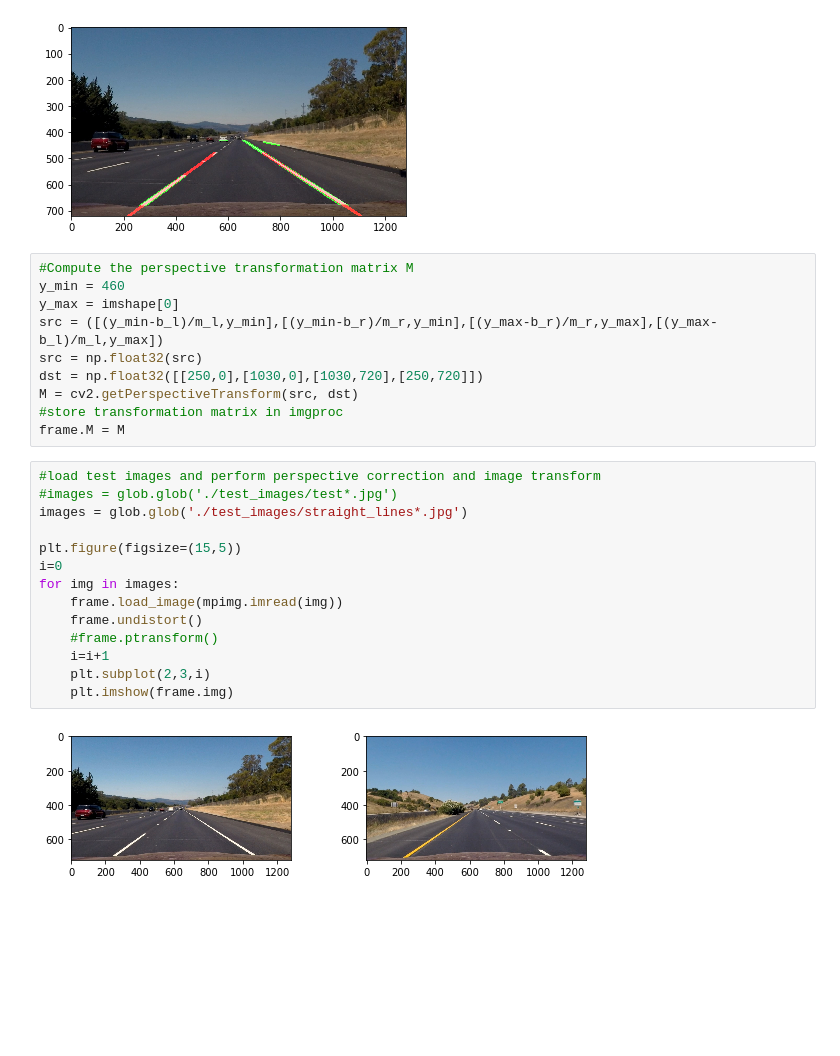
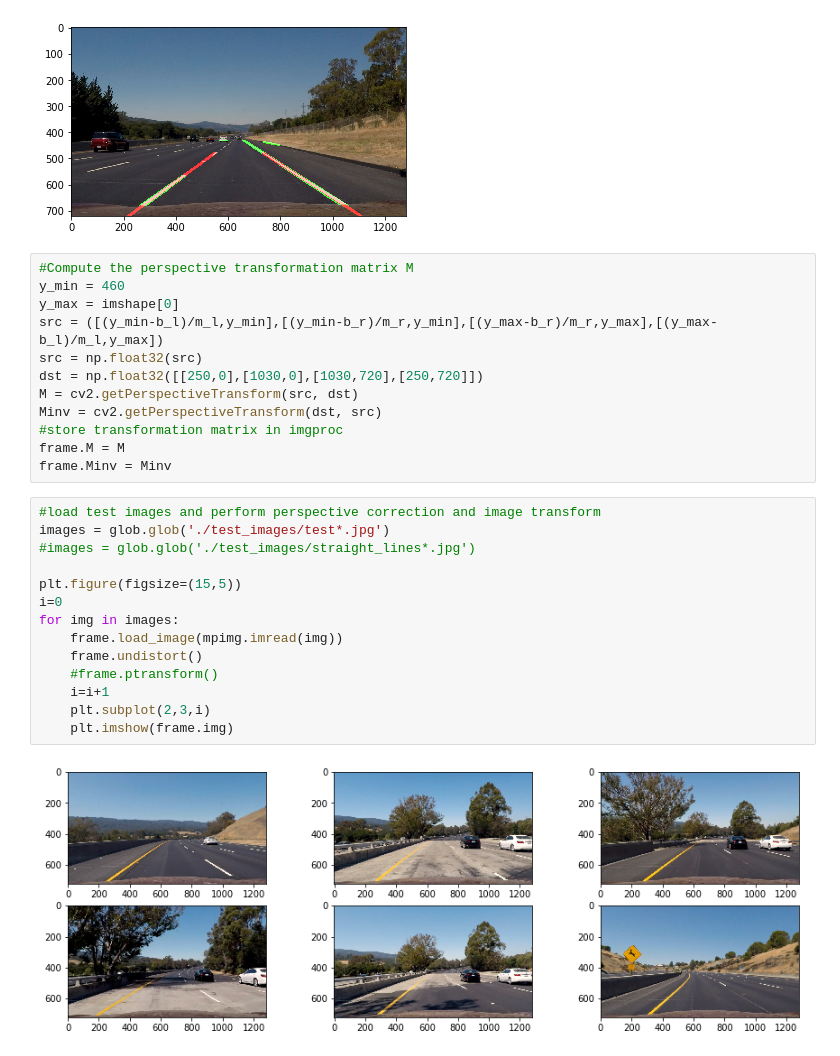
Before and after one commit to markusbrn/CarNDAdvancedLaneLinesP1, a Jupyter notebook: AdvancedImageProc.ipynb, the cells around one changed output. Saved outputs shown, nothing was run; the diff lists cells and outputs as text; blank space fills up the shorter version.

Commit message:
two version for lane identification; tested with images; testing with videos and robustification to be implemented

```diff
--- a/AdvancedImageProc.ipynb
+++ b/AdvancedImageProc.ipynb
@@ -391,24 +503,26 @@ src = ([(y_min-b_l)/m_l,y_min],[(y_min-b_r)/m_r,y_min],[(y_max-b_r)/m_r,y_max],[
 src = np.float32(src)
 dst = np.float32([[250,0],[1030,0],[1030,720],[250,720]])
 M = cv2.getPerspectiveTransform(src, dst)
+Minv = cv2.getPerspectiveTransform(dst, src)
 #store transformation matrix in imgproc
 frame.M = M
+frame.Minv = Minv
 # %%
 #load test images and perform perspective correction and image transform
-#images = glob.glob('./test_images/test*.jpg')
-images = glob.glob('./test_images/straight_lines*.jpg')
+images = glob.glob('./test_images/test*.jpg')
+#images = glob.glob('./test_images/straight_lines*.jpg')
 
 plt.figure(figsize=(15,5))
 i=0
 for img in images:
     frame.load_image(mpimg.imread(img))
     frame.undistort()
     #frame.ptransform()
     i=i+1
     plt.subplot(2,3,i)
     plt.imshow(frame.img)
 # %% [output]
-[figure, old version]
+[figure, new version]
 # %%
 plt.figure(figsize=(15,5))
 i=0
```
Also changed, not shown: parts of 4 cells of this notebook.
